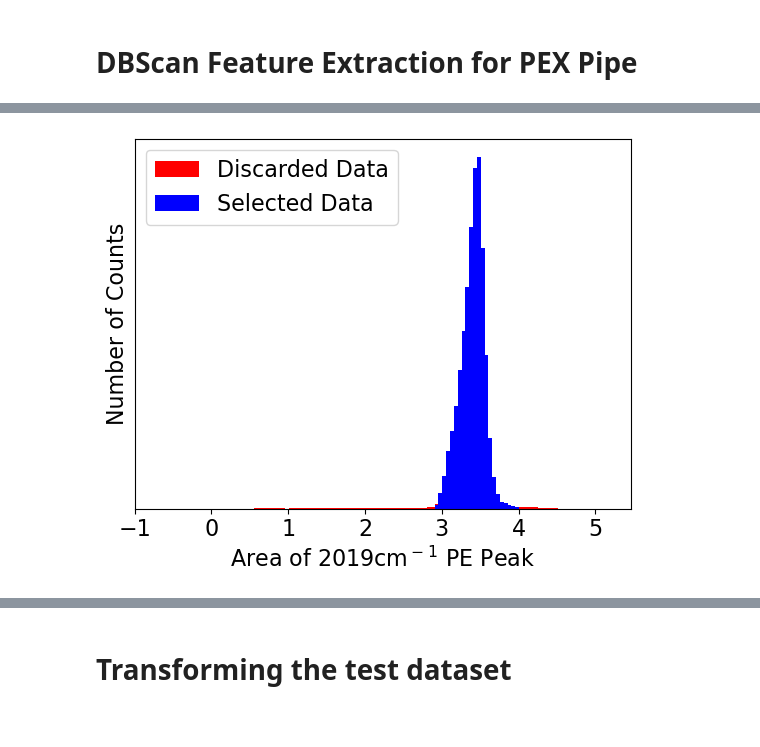
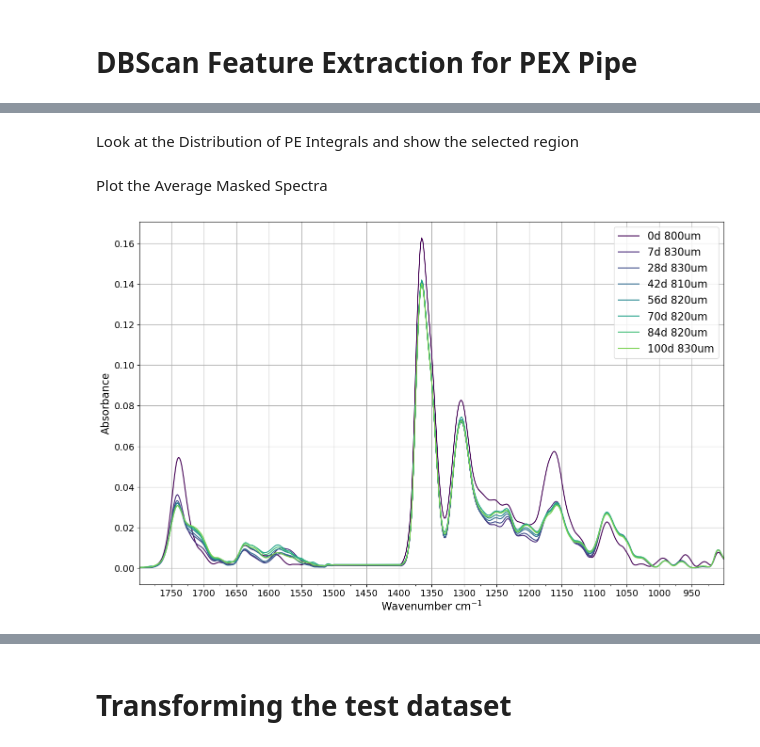
Before and after one commit to Zachery-Evans/DBSCAN_Feature_Extraction, a Jupyter notebook: DBScan Feaute Extraction.ipynb, the cells around one changed output, grey strips where cells are left out. Cells and saved outputs as stored; diff of their text form; code cells hidden in the pictures.

```diff
--- a/DBScan Feaute Extraction.ipynb
+++ b/DBScan Feaute Extraction.ipynb
@@ -224,5 +291,7 @@ Files to train the PCA model on:
+# %% [markdown]
+Look at the Distribution of PE Integrals and show the selected region
 # %%
-if True:
+if False:
     bin_width = 0.05
     bins = np.arange(min(areaPE), max(areaPE) + bin_width, bin_width)
 
@@ -234,6 +303,47 @@ if True:
     plt.xlabel(f'Area of 2019cm$^-$$^1$ PE Peak', fontsize=16)
     plt.legend(['Discarded Data', 'Selected Data'], fontsize=16, loc='upper left')
     plt.xlim([-1, modePosition + 2])
-# %% [output]
-[figure, removed]
+# %% [markdown]
+Plot the Average Masked Spectra
+# %%
+cmap = plt.get_cmap('viridis')
+colors = cmap(np.linspace(0, 0.8, len(rawTrainingDataframe['Sample Name'].unique())))
+
+plt.figure(figsize=(16,10))
+plt.xlabel('Wavenumber cm$^{-1}$', fontsize=16)
+plt.ylabel('Absorbance', fontsize=16)
+plt.xticks(np.arange(900, 1800, step=50), fontsize=14, minor=False)
+plt.xticks(np.arange(900, 1800, step=25), fontsize=0, minor=True)
+plt.yticks(fontsize=14)
+
+stdDevs = 2
+newTrainingData = []
+
+i=0
+for df in trainingDataframeList:
+
+    df = roundWavenumbers(df)
+
+    selected_indexes, discarded_indexes, mask_selected, modePosition, areaPE = distribution_Selection(df, '1981.7 - 2095.8', stdDevs)
+
+    selectedData = df[mask_selected].copy()
+
+    spectra = selectedData[wavenumbers].mean()
+
+    spectra = savgol_filter(spectra, 9,1)
+
+    plt.plot(
+        wavenumbers,
+        spectra,
+        color=colors[i],
+        label=f"{df['Sample Name'][0]}"
+    )
+    i+=1
+
+legend_labels = rawTrainingDataframe['Sample Name'].unique()
+plt.legend(legend_labels, fontsize=16, loc='upper right')
+plt.xlim(wavenumbers[0], wavenumbers[-1])
+plt.grid()
+# %% [output]
+[figure, added]
 # %% [markdown]
```
Also changed, not shown: parts of 14 cells of this notebook, 3 other files.
